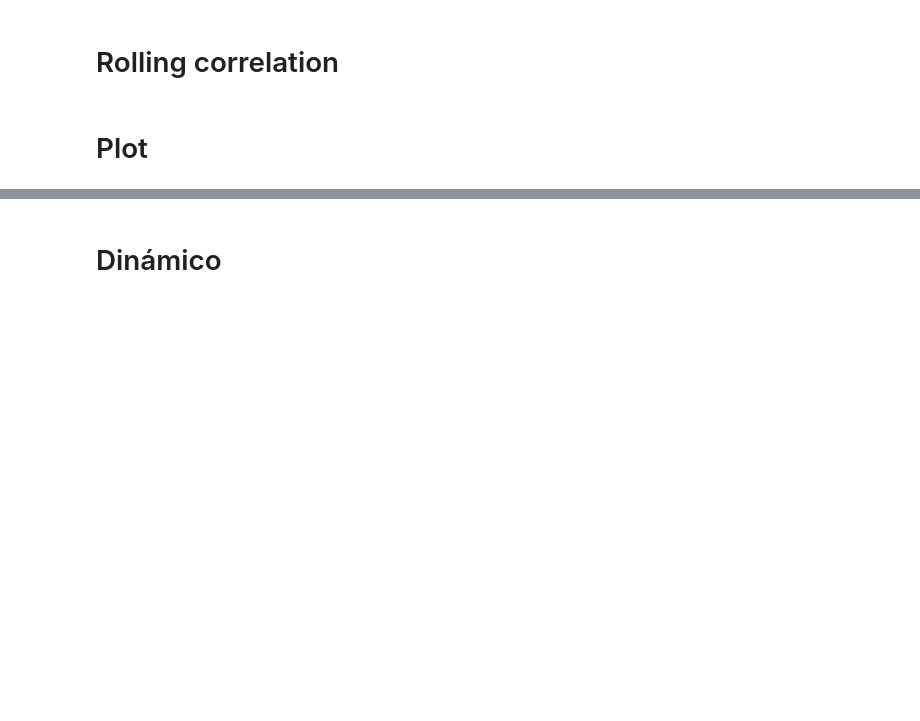
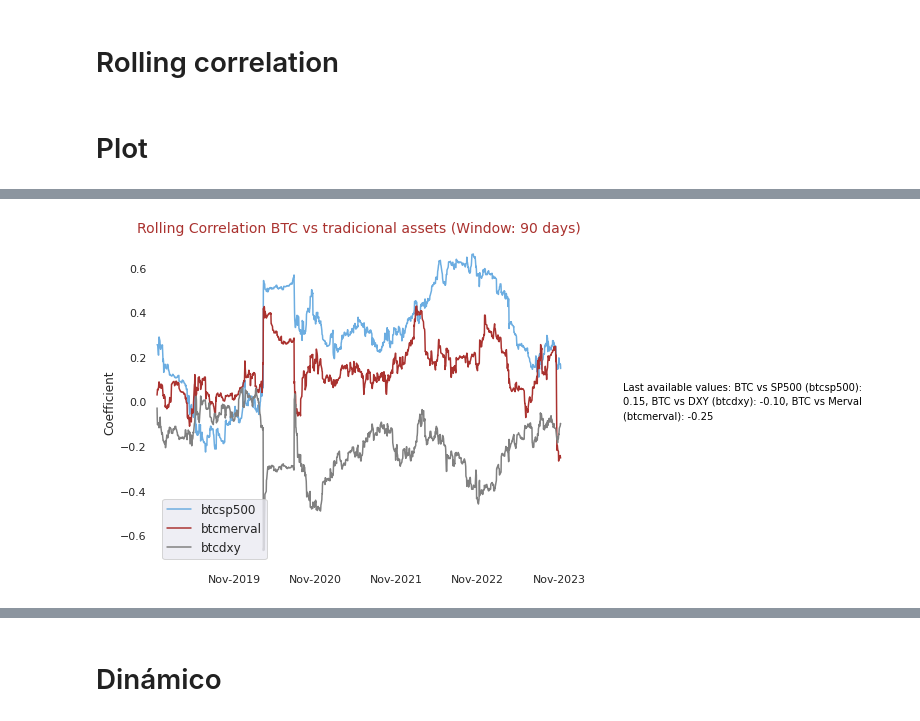
Before and after one commit to emigiupponi/btc-correlations, a Jupyter notebook: correlation-api.ipynb, the cells around one changed output, grey strips where cells are left out. Drawn from its saved outputs; the diff is of its cells as text; code cells hidden in the pictures; blank space fills up the shorter version.

Commit message:
Kaggle Notebook | BTC correlation with traditional assets (APIs) | Version 93

```diff
--- a/correlation-api.ipynb
+++ b/correlation-api.ipynb
@@ -387,0 +388,87 @@ plt.show()
+# %%
+import matplotlib.pyplot as plt
+import matplotlib.dates as mdates
+import pandas as pd
+from datetime import datetime, timedelta
+
+# Suponiendo que 'cor' es tu DataFrame con las columnas 'time', 'btcsp500', 'btcmerval', 'btcgold' y 'btcdxy'
+# Asegúrate de que 'time' esté en formato de fecha, si no, conviértelo usando pd.to_datetime
+
+# Calcular la fecha actual (octubre de 2023)
+current_date = datetime.now()
+
+# Calcular la fecha hace 5 años desde la fecha actual
+five_years_ago = current_date - timedelta(days=365 * 5)
+
+# Filtrar los datos para incluir solo los últimos 5 años
+cor_filtered = cor[cor['time'] >= five_years_ago]
+
+# Colores personalizados
+colors = {
+    'btcsp500': '#6CADE1',
+    'btcmerval': '#AA322F',
+    'btcdxy': 'gray'  # Puedes usar el nombre 'gray' reconocido por Matplotlib
+}
+
+# Crear la figura y los ejes con el tamaño 8x6
+fig, (ax_main, ax_textbox) = plt.subplots(1, 2, figsize=(12, 6), gridspec_kw={'width_ratios': [2, 1]})
+
+# Agregar las series de tiempo al eje principal con colores personalizados
+for series_name, color in colors.items():
+    ax_main.plot(cor_filtered['time'], cor_filtered[series_name], label=series_name, color=color)
+
+# Personalizar el gráfico principal
+ax_main.set_title('Rolling Correlation BTC vs tradicional assets (Window: 90 days)', color="#AA322F", fontsize=14)
+ax_main.set_ylabel('Coefficient')
+ax_main.legend(fontsize=12)
+
+# Eliminar el recuadro del gráfico y las grillas
+ax_main.spines['top'].set_visible(False)
+ax_main.spines['right'].set_visible(False)
+ax_main.spines['bottom'].set_visible(False)
+ax_main.spines['left'].set_visible(False)
+ax_main.grid(False)
+
+# Eliminar el fondo gris
+ax_main.set_facecolor('w')
+
+# Formatear el eje x como "oct-2023" y separar por 12 meses
+date_format = mdates.DateFormatter("%b-%Y")
+ax_main.xaxis.set_major_formatter(date_format)
+ax_main.xaxis.set_major_locator(mdates.MonthLocator(interval=12))  # Separar por 12 meses
+
+# Fijar el rango del eje X
+ax_main.set_xlim(five_years_ago, current_date)
+
+# Obtener el último dato para cada serie
+latest_data = cor_filtered.iloc[-1]
+
+import textwrap
+
+# Crear un texto explicativo
+text = f"Latest data ({latest_data['time'].strftime('%b-%Y')}):\n"
+for series_name, value, color in zip(latest_data.index, latest_data.values, colors.values()):
+    text += f"{series_name}: {value:.2f}\n"
+
+# Contextual text con los últimos valores disponibles
+contextual_text = (
+    "Last available values: "
+    f"BTC vs SP500 (btcsp500): {latest_data['btcsp500']:.2f}, "
+    f"BTC vs DXY (btcdxy): {latest_data['btcdxy']:.2f}, "
+    f"BTC vs Merval (btcmerval): {latest_data['btcmerval']:.2f}"
+)
+
+# Ajustar el texto al ancho del subplot y moverlo hacia abajo si es necesario
+wrapped_text = textwrap.fill(contextual_text, width=50)  # Puedes ajustar el ancho según tu preferencia
+
+# Añadir el texto al segundo eje (ax_textbox)
+ax_textbox.text(0, 0.5, wrapped_text, fontsize=10, color='black', ha='left', va='center', linespacing=1.5)
+
+# Ocultar ejes y grillas del segundo eje
+ax_textbox.axis('off')
+
+# Guardar la figura y mostrar el gráfico
+plt.savefig('cor_with_textbox.pdf', bbox_inches='tight')
+plt.show()
+# %% [output]
+[figure, added]
```
Also changed, not shown: parts of 11 cells of this notebook.
